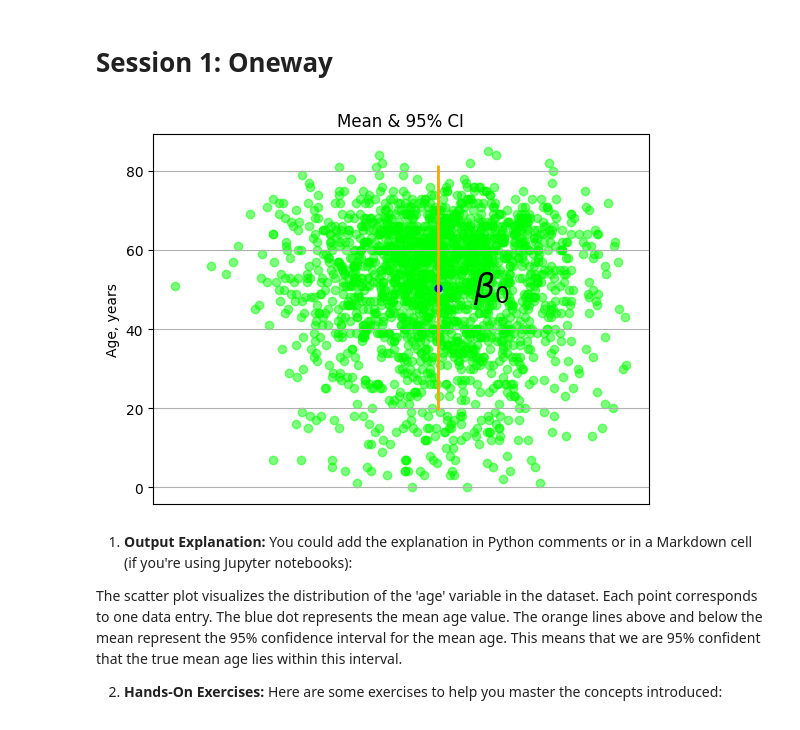
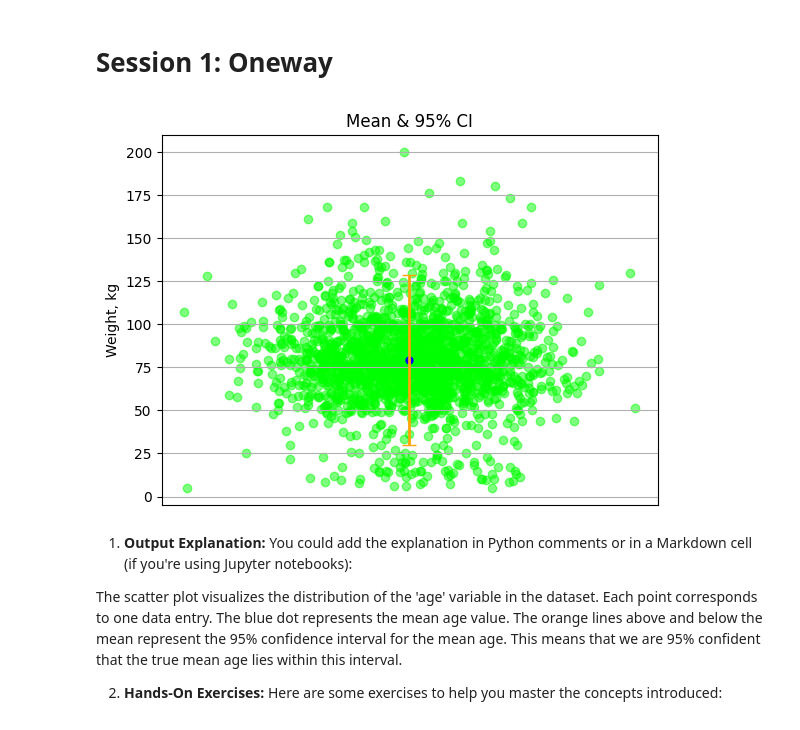
Before and after one commit to jhustata/libro, a Jupyter notebook: chapter1.ipynb, the cells around one changed output. Saved outputs shown, nothing was run; the diff lists cells and outputs as text; code cells hidden in the pictures.

Commit message:
weight as oneway and twoway plot element

```diff
--- a/chapter1.ipynb
+++ b/chapter1.ipynb
@@ -7,53 +7,50 @@ import numpy as np
 import requests
 import io
 
 # Load the data from the URL using requests
 url = 'https://raw.githubusercontent.com/jhustata/livre/main/transplants.txt'
 response = requests.get(url)
 content = response.content.decode('utf-8')
 file = io.StringIO(content)
 data = pd.read_csv(file, sep='\t')
 
 # Extract relevant columns
-age = data['age']
-x = [1] * len(age)
+weight = data['don_wgt_kg']
+x = [1] * len(weight)
 
 # Calculate mean and standard deviation
-mean_age = age.mean()
-std_age = age.std()
+mean_weight = weight.mean()
+std_weight = weight.std()
 
 # Calculate upper and lower bounds for 95% confidence interval
-ub = mean_age + std_age * 1.96
-lb = mean_age - std_age * 1.96
-
-# Add jitter to x-axis values
-#x_jitter = x + np.random.normal(0, 0.02, size=len(x))
+ub = mean_weight + std_weight * 1.96
+lb = mean_weight - std_weight * 1.96
 
 # Add jitter to x-axis values centered around 1
-x_jitter = 1 + np.random.normal(0, 0.02, size=len(age))
+x_jitter = 1 + np.random.normal(0, 0.02, size=len(weight))
+
+# Scatter plot of weight with increased jitter
+plt.scatter(x_jitter, weight, c='lime', alpha=0.5)
 
 
-# Scatter plot of age with increased jitter
-plt.scatter(x_jitter, age, c='lime', alpha=0.5)
+# Confidence interval with thicker line
+plt.errorbar(1, mean_weight, yerr=[[mean_weight - lb], [ub - mean_weight]], color='orange', linewidth=2, capsize=5)
 
 # Mean point
-plt.scatter(1, mean_age, c='blue', s=25)
+plt.scatter(1, mean_weight, c='blue', s=25)
 
-# Confidence interval with thicker line
-plt.errorbar(1, mean_age, yerr=[[mean_age - lb], [ub - mean_age]], color='orange', linewidth=2)
 
 # Styling
-plt.ylabel('Age, years')
+plt.ylabel('Weight, kg')
 plt.title('Mean & 95% CI')
-plt.text(1.01, mean_age, r'$\beta_0$', va='center', fontsize=24)
 plt.xticks([])
-plt.grid(True)
+plt.grid(axis='y')
 
 # Save the figure
-plt.savefig('age_m_95ci.png')
+plt.savefig('mean_95ci.png')
 plt.show()
 # %% [output]
-[figure, old version]
+[figure, new version]
 # %% [markdown]
 
 1. **Output Explanation:** You could add the explanation in Python comments or in a Markdown cell (if you're using Jupyter notebooks):
```
Also changed, not shown: 41 other files.
